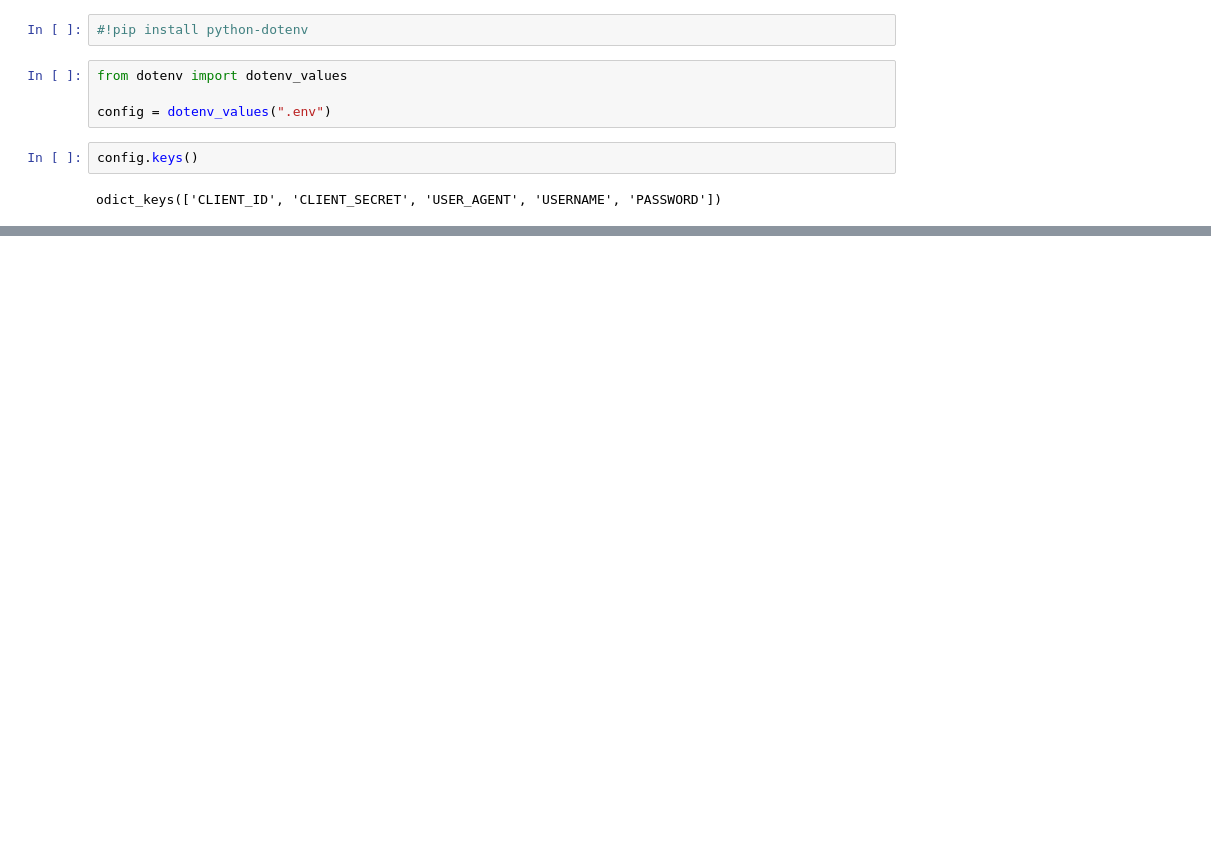
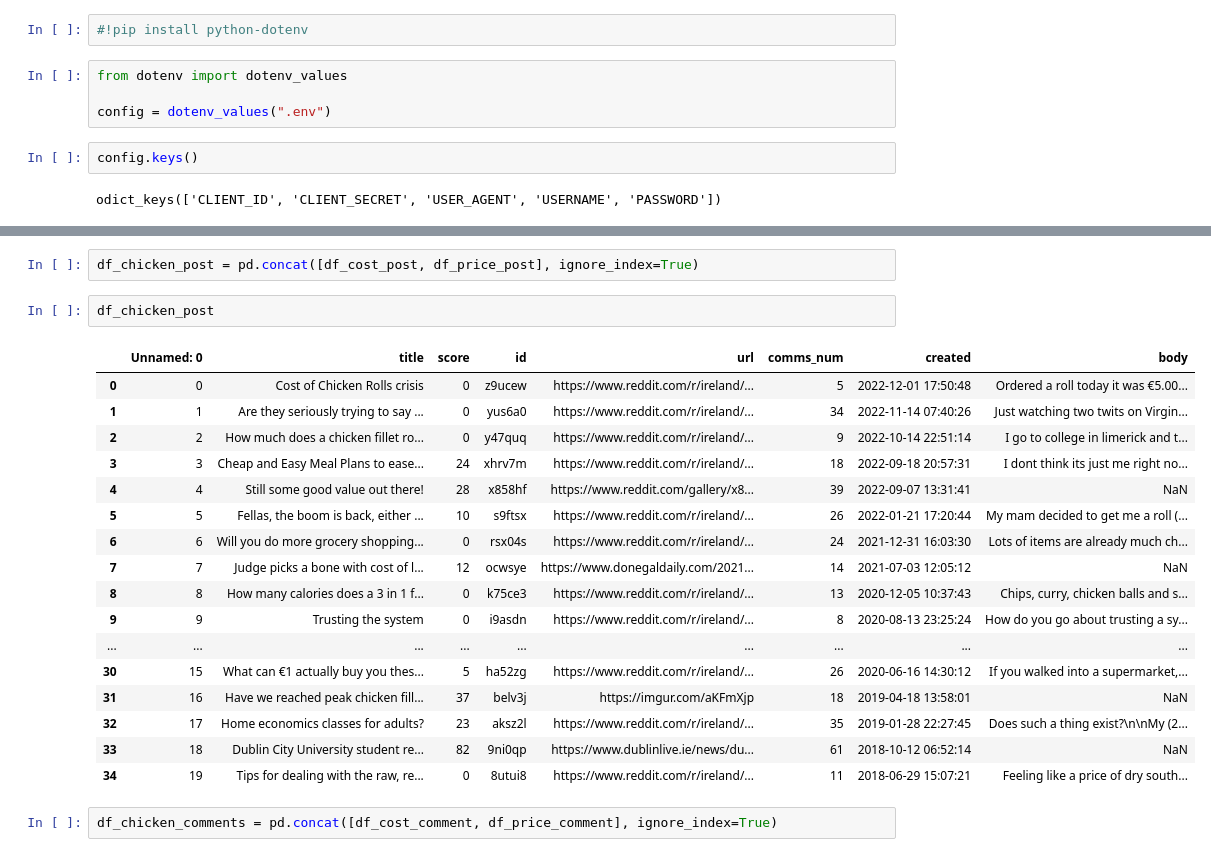
Before and after one commit to Juliet-Blue/sba22307-CA2, a Jupyter notebook: CA2-sentiment analysis.ipynb, the cells around one changed output, grey strips where cells are left out. Cells and saved outputs as stored; diff of their text form; blank space fills up the shorter version.

```diff
--- a/CA2-sentiment analysis.ipynb
+++ b/CA2-sentiment analysis.ipynb
@@ -259,0 +304,24 @@ post_data
+# %%
+df_chicken_post = pd.concat([df_cost_post, df_price_post], ignore_index=True)
+# %%
+df_chicken_post
+# %% [output]
+|  | Unnamed: 0 | title | score | id | url | comms_num | created | body |
+| 0 | 0 | Cost of Chicken Rolls crisis | 0 | z9ucew | https://www.reddit.com/r/ireland/... | 5 | 2022-12-01 17:50:48 | Ordered a roll today it was €5.00... |
+| 1 | 1 | Are they seriously trying to say ... | 0 | yus6a0 | https://www.reddit.com/r/ireland/... | 34 | 2022-11-14 07:40:26 | Just watching two twits on Virgin... |
+| 2 | 2 | How much does a chicken fillet ro... | 0 | y47quq | https://www.reddit.com/r/ireland/... | 9 | 2022-10-14 22:51:14 | I go to college in limerick and t... |
+| 3 | 3 | Cheap and Easy Meal Plans to ease... | 24 | xhrv7m | https://www.reddit.com/r/ireland/... | 18 | 2022-09-18 20:57:31 | I dont think its just me right no... |
+| 4 | 4 | Still some good value out there! | 28 | x858hf | https://www.reddit.com/gallery/x8... | 39 | 2022-09-07 13:31:41 | NaN |
+| 5 | 5 | Fellas, the boom is back, either ... | 10 | s9ftsx | https://www.reddit.com/r/ireland/... | 26 | 2022-01-21 17:20:44 | My mam decided to get me a roll (... |
+| 6 | 6 | Will you do more grocery shopping... | 0 | rsx04s | https://www.reddit.com/r/ireland/... | 24 | 2021-12-31 16:03:30 | Lots of items are already much ch... |
+| 7 | 7 | Judge picks a bone with cost of l... | 12 | ocwsye | https://www.donegaldaily.com/2021... | 14 | 2021-07-03 12:05:12 | NaN |
+| 8 | 8 | How many calories does a 3 in 1 f... | 0 | k75ce3 | https://www.reddit.com/r/ireland/... | 13 | 2020-12-05 10:37:43 | Chips, curry, chicken balls and s... |
+| 9 | 9 | Trusting the system | 0 | i9asdn | https://www.reddit.com/r/ireland/... | 8 | 2020-08-13 23:25:24 | How do you go about trusting a sy... |
+| ... | ... | ... | ... | ... | ... | ... | ... | ... |
+| 30 | 15 | What can €1 actually buy you thes... | 5 | ha52zg | https://www.reddit.com/r/ireland/... | 26 | 2020-06-16 14:30:12 | If you walked into a supermarket,... |
+| 31 | 16 | Have we reached peak chicken fill... | 37 | belv3j | https://imgur.com/aKFmXjp | 18 | 2019-04-18 13:58:01 | NaN |
+| 32 | 17 | Home economics classes for adults? | 23 | aksz2l | https://www.reddit.com/r/ireland/... | 35 | 2019-01-28 22:27:45 | Does such a thing exist?\n\nMy (2... |
+| 33 | 18 | Dublin City University student re... | 82 | 9ni0qp | https://www.dublinlive.ie/news/du... | 61 | 2018-10-12 06:52:14 | NaN |
+| 34 | 19 | Tips for dealing with the raw, re... | 0 | 8utui8 | https://www.reddit.com/r/ireland/... | 11 | 2018-06-29 15:07:21 | Feeling like a price of dry south... |
+# %%
+df_chicken_comments = pd.concat([df_cost_comment, df_price_comment], ignore_index=True)
```
Also changed, not shown: parts of 14 cells of this notebook, 8 other files.
